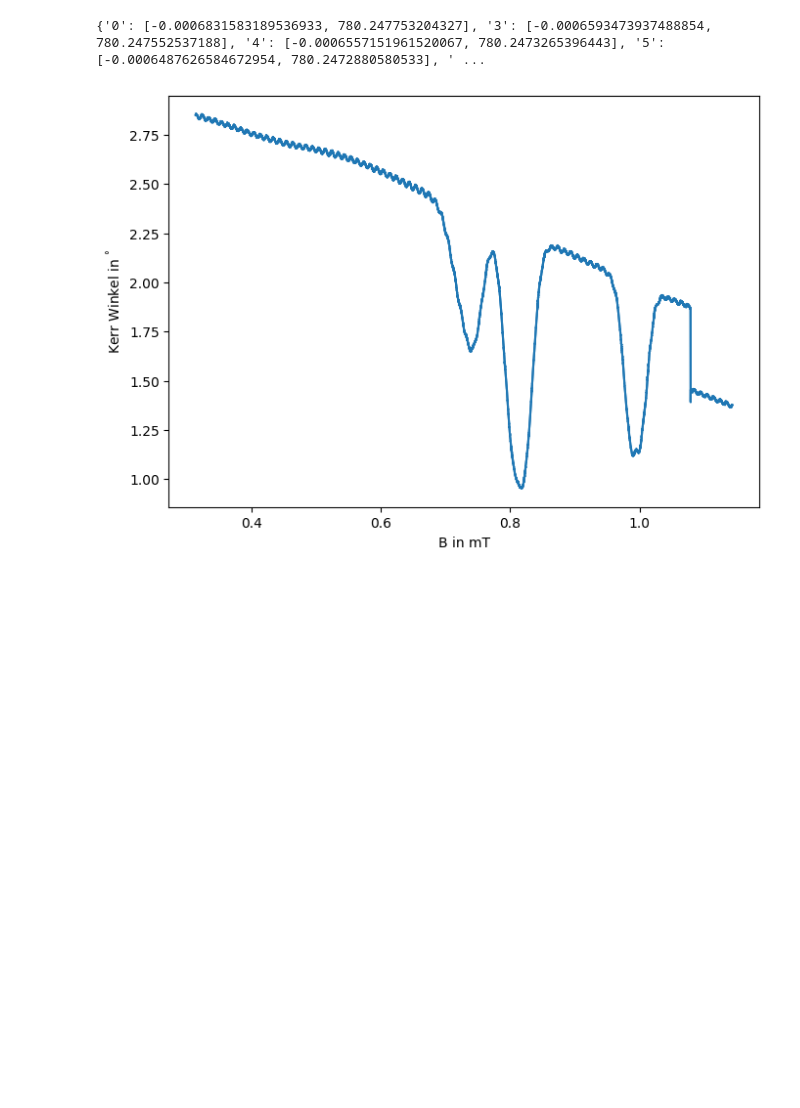
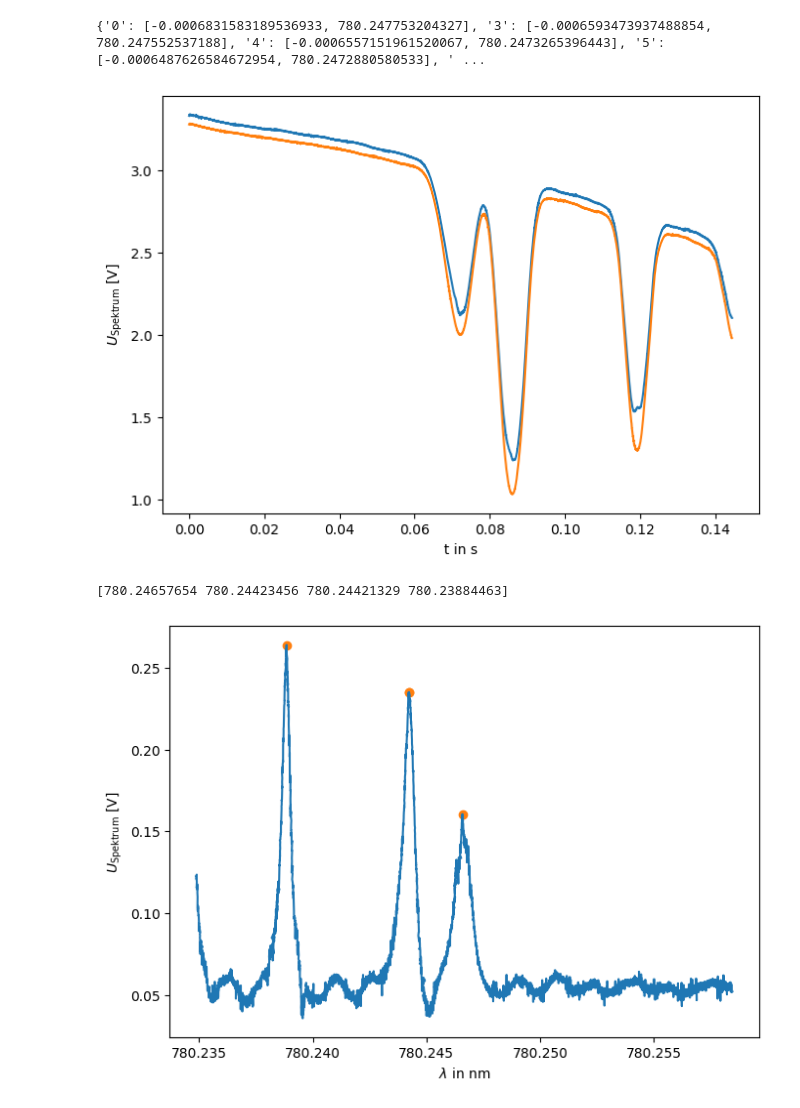
Before and after one commit to hannes-ebe/F-Prak-B, a Jupyter notebook: Laserspektroskopie/dopplerfrei.ipynb, the cells around one changed output. Saved outputs shown, nothing was run; the diff lists cells and outputs as text; code cells hidden in the pictures; blank space fills up the shorter version.

```diff
--- a/Laserspektroskopie/dopplerfrei.ipynb
+++ b/Laserspektroskopie/dopplerfrei.ipynb
@@ -8,10 +10,19 @@ import json
+# %%
+with open('kali.txt') as json_file:
+    kali = json.load(json_file)
+print(kali)
+def lin_func(x,slope,intercept):
+    return slope*x+intercept
+# %% [output]
+{'0': [-0.0006831583189536933, 780.247753204327], '3': [-0.0006593473937488854, 780.247552537188], '4': [-0.0006557151961520067, 780.2473265396443], '5': [-0.0006487626584672954, 780.2472880580533], ' ...
 # %%
 class Spek():
     def __init__(self,freq,cut=False):
+        self.freq=freq
         path=f"data/dopplerfrei/{freq}freq.dat"
         path2=f"data/dopplerfrei/{freq}freq_blende.dat"
         self.time, self.U_piezo, self.U_fp, self.U_spek, self.intensity = np.genfromtxt(path).T
-        self.time2, self.U_piezo2, self.U_fp2, self.U_spek2, self.intensity2 = np.genfromtxt(path).T
+        self.time2, self.U_piezo2, self.U_fp2, self.U_spek2, self.intensity2 = np.genfromtxt(path2).T
         # Piezo-Spannung muss noch mit vier multipliziert werden.
         self.U_piezo = 4 * self.U_piezo
         self.U_piezo2 = 4 * self.U_piezo2
@@ -37,6 +48,10 @@ class Spek():
             self.U_fp2 = self.U_fp2[min2:max2+1]
             self.U_spek2 = self.U_spek2[min2:max2+1]
             self.intensity2 = self.intensity2[min2:max2+1]
+        self.time=self.time-self.time[0]
+        self.time2=self.time2-self.time2[0]
+        self.lamb=lin_func(self.U_piezo,kali[str(freq)][0],kali[str(freq)][1])
+        self.lamb2=lin_func(self.U_piezo2,kali[str(freq)][0],kali[str(freq)][1])
 
 
     def plot(self,title=None):
@@ -44,22 +59,36 @@ class Spek():
         gs = GridSpec(8, 5)
         fig1 = fig.add_subplot(gs[:, :])
         # fig1.set_title(f"Laser")
-        fig1.set_ylabel("Kerr Winkel in $^°$")
-        fig1.set_xlabel("B in mT")
+        fig1.set_ylabel(r'$U_\mathrm{Spektrum}$ [V]')
+        fig1.set_xlabel("t in s")
         # fig1.set_xlim(-5,185)
         # fig1.set_ylim(0,9.5)
         plt.tight_layout()
         plt.plot(self.time,self.U_spek,c="C0")
         plt.plot(self.time2,self.U_spek2,c="C1")
         plt.show()
+    def plot_diff(self,title=None):
+        fig = plt.figure(figsize=(7, 5))
+        gs = GridSpec(8, 5)
+        fig1 = fig.add_subplot(gs[:, :])
+        # fig1.set_title(f"Laser")
+        fig1.set_ylabel(r'$U_\mathrm{Spektrum}$ [V]')
+        fig1.set_xlabel("$\lambda$ in nm")
+        # fig1.set_xlim(780.246,780.248)
+        # fig1.set_ylim(0,9.5)
+        plt.tight_layout()
+        short=min([len(self.U_spek),len(self.U_spek2),len(self.time)])
+        diff=self.U_spek[:short]-self.U_spek2[:short]
+        peaks=find_peaks(diff,prominence=0.03)[0]
+        print(self.lamb[peaks])
+        plt.scatter(self.lamb[:short][peaks],diff[peaks],c="C1")
+        plt.plot(self.lamb[:short],diff,c="C0")
+        plt.show()
-# %%
-with open('kali.txt') as json_file:
-    kali = json.load(json_file)
-print(kali)
-# %% [output]
-{'0': [-0.0006831583189536933, 780.247753204327], '3': [-0.0006593473937488854, 780.247552537188], '4': [-0.0006557151961520067, 780.2473265396443], '5': [-0.0006487626584672954, 780.2472880580533], ' ...
 # %%
-spek3=Spek(4,cut=True)
+spek3=Spek(6,cut=True)
 spek3.plot()
+spek3.plot_diff()
 # %% [output]
-[figure, old version]
+[figure, new version]
+[780.24657654 780.24423456 780.24421329 780.23884463]
+[figure, added]
```
Also changed, not shown: parts of 1 cell of this notebook, 1 other file.
